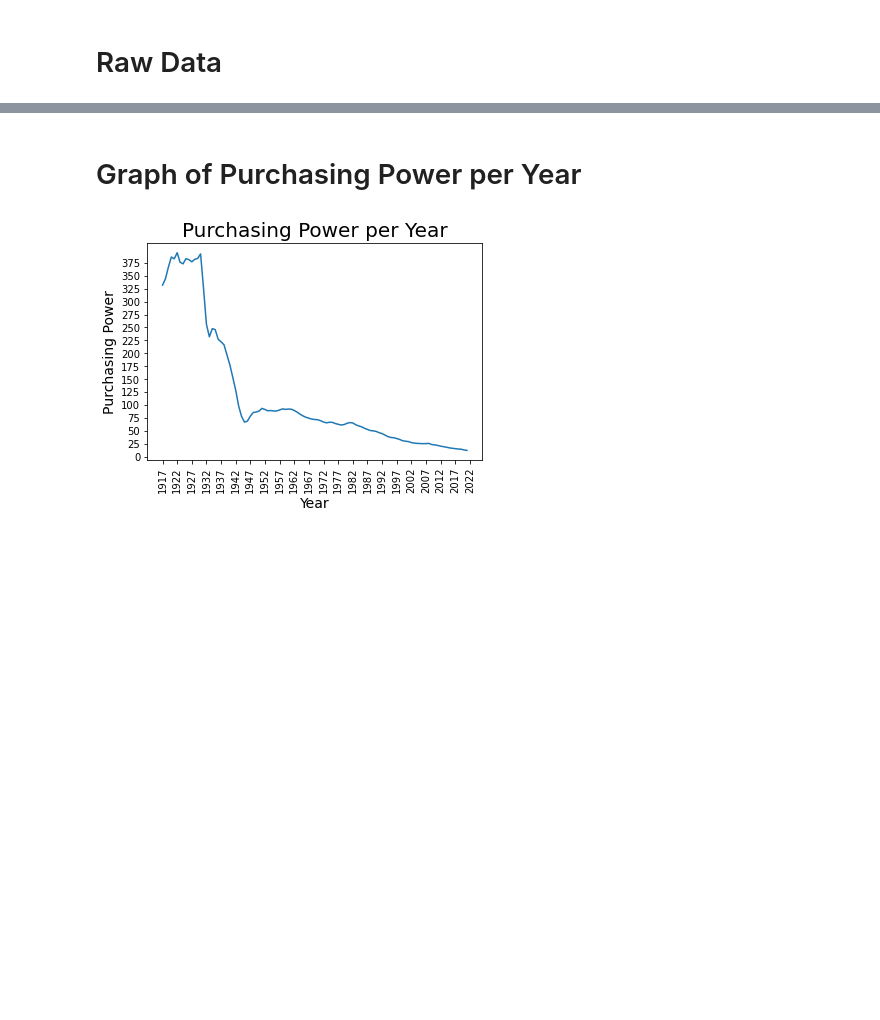
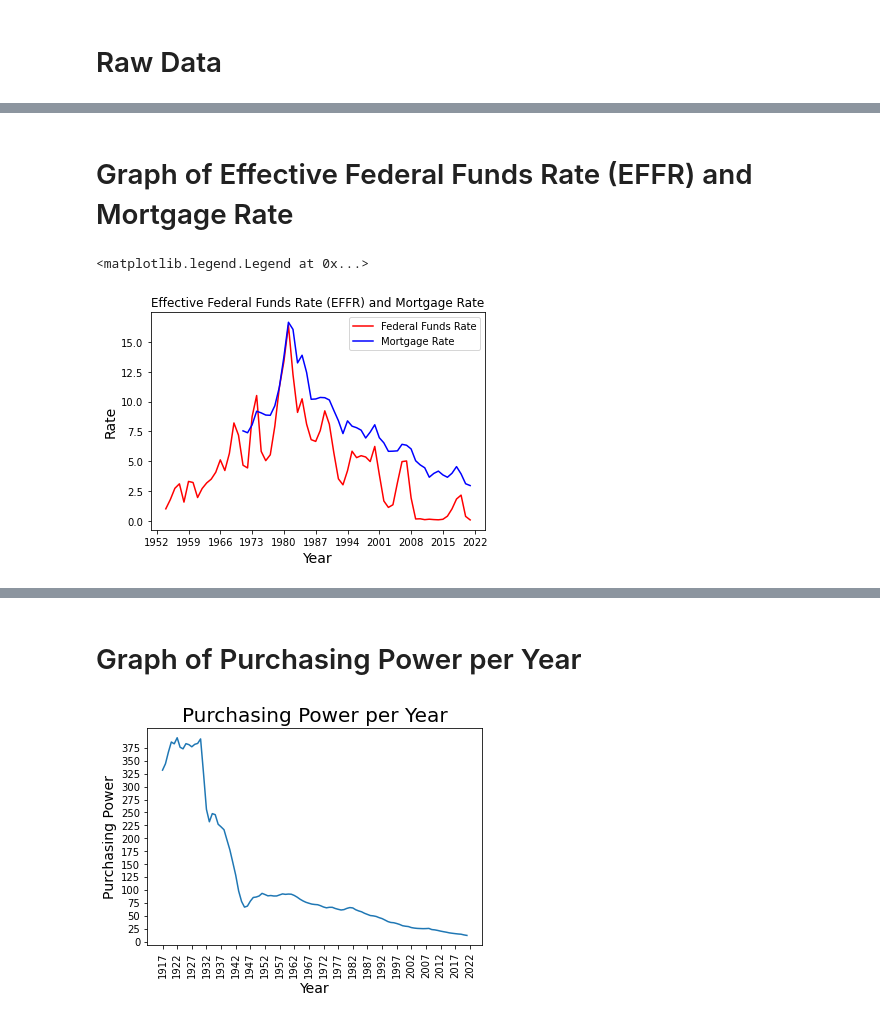
Before and after one commit to ethompson17/US-Economic-Project, a Jupyter notebook: US Economy.ipynb, the cells around one changed output, grey strips where cells are left out. Saved outputs shown, nothing was run; the diff lists cells and outputs as text; code cells hidden in the pictures; blank space fills up the shorter version.

```diff
--- a/US Economy.ipynb
+++ b/US Economy.ipynb
@@ -22 +33,18 @@ df2.head()
+# %% [markdown]
+# Graph of Effective Federal Funds Rate (EFFR) and Mortgage Rate
+# %%
+x = df2['Year']
+mr = df2['Mortgage_Rate']
+effr = df2['EFFR']
+
+plt.title('Effective Federal Funds Rate (EFFR) and Mortgage Rate')
+plt.xlabel('Year', size = 14)
+plt.ylabel('Rate', size = 14)
+plt.xticks(np.arange(min(x), 2023, 7))
+plt.plot(x, effr, color = 'r')
+plt.plot(x, mr, color = 'b')
+plt.legend(['Federal Funds Rate','Mortgage Rate'])
+# %% [output]
+<matplotlib.legend.Legend at 0x...>
+[figure, added]
 # %% [markdown]
```
Also changed, not shown: parts of 11 cells of this notebook.
